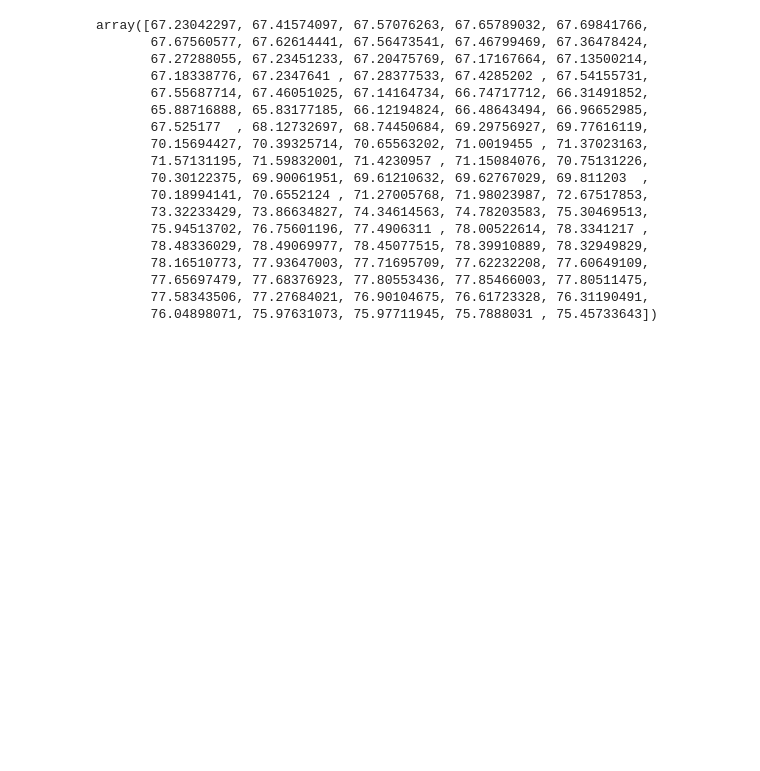
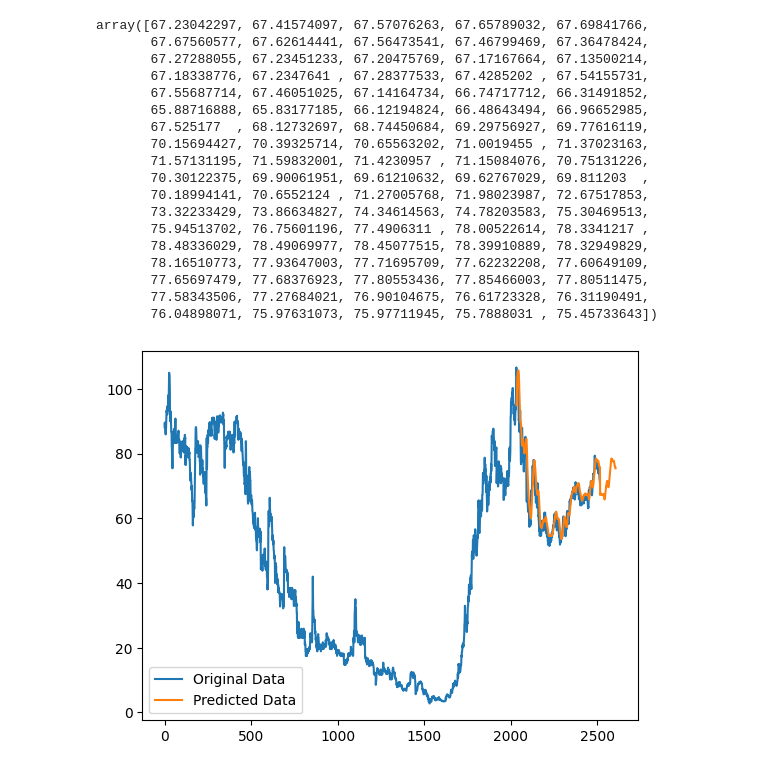
Before and after one commit to abdallah-al-khaled/ExchangeXpert-services, a Jupyter notebook: Stocks ML/main.ipynb, the cells around one changed output. Drawn from its saved outputs; the diff is of its cells as text; code cells hidden in the pictures; blank space fills up the shorter version.

Commit message:
Plot results for future prediction

```diff
--- a/Stocks ML/main.ipynb
+++ b/Stocks ML/main.ipynb
@@ -125,3 +125,10 @@ array([67.23042297, 67.41574097, 67.57076263, 67.65789032, 67.69841766,
        77.65697479, 77.68376923, 77.80553436, 77.85466003, 77.80511475,
        77.58343506, 77.27684021, 76.90104675, 76.61723328, 76.31190491,
        76.04898071, 75.97631073, 75.97711945, 75.7888031 , 75.45733643])
+# %%
+plt.plot(original_data, label='Original Data')
+plt.plot(predicted_data, label='Predicted Data')
+plt.legend()
+plt.show()
+# %% [output]
+[figure, added]
```
